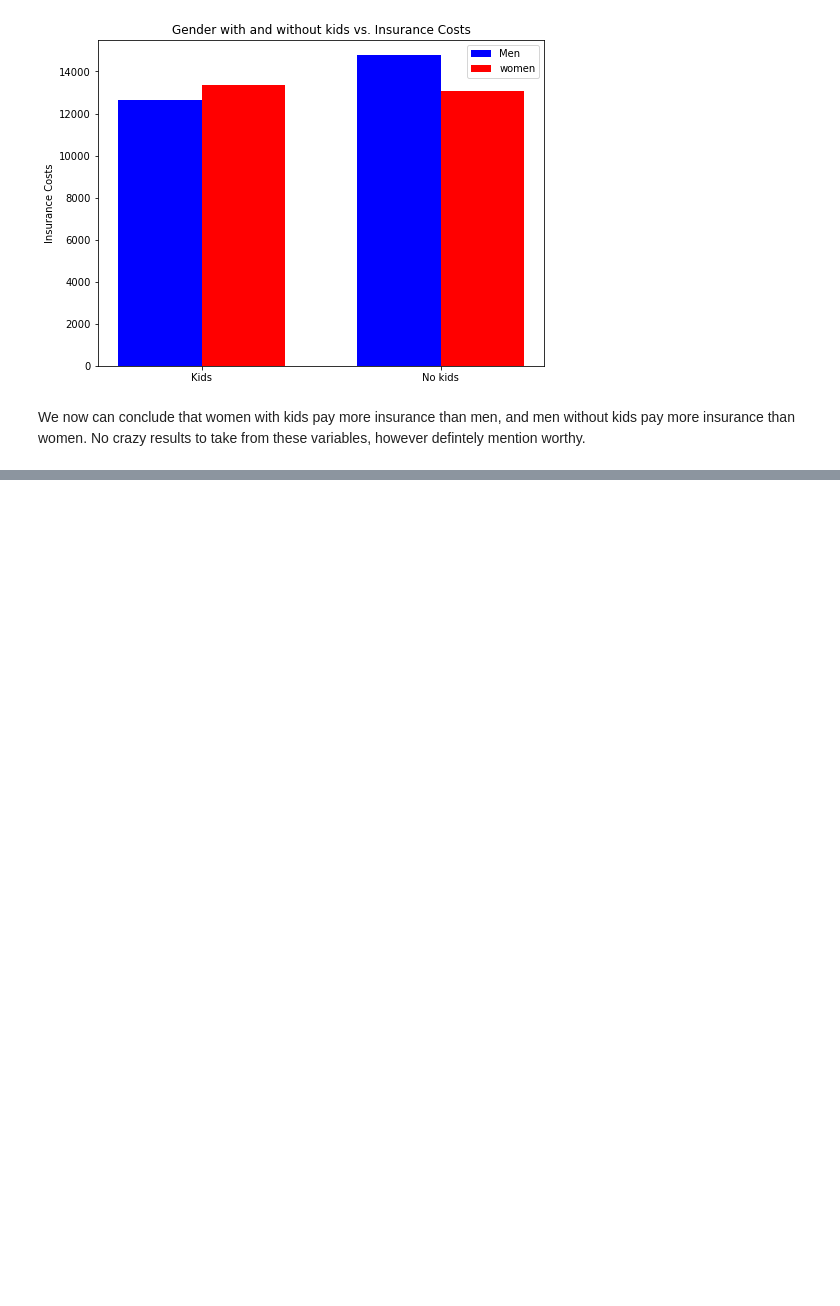
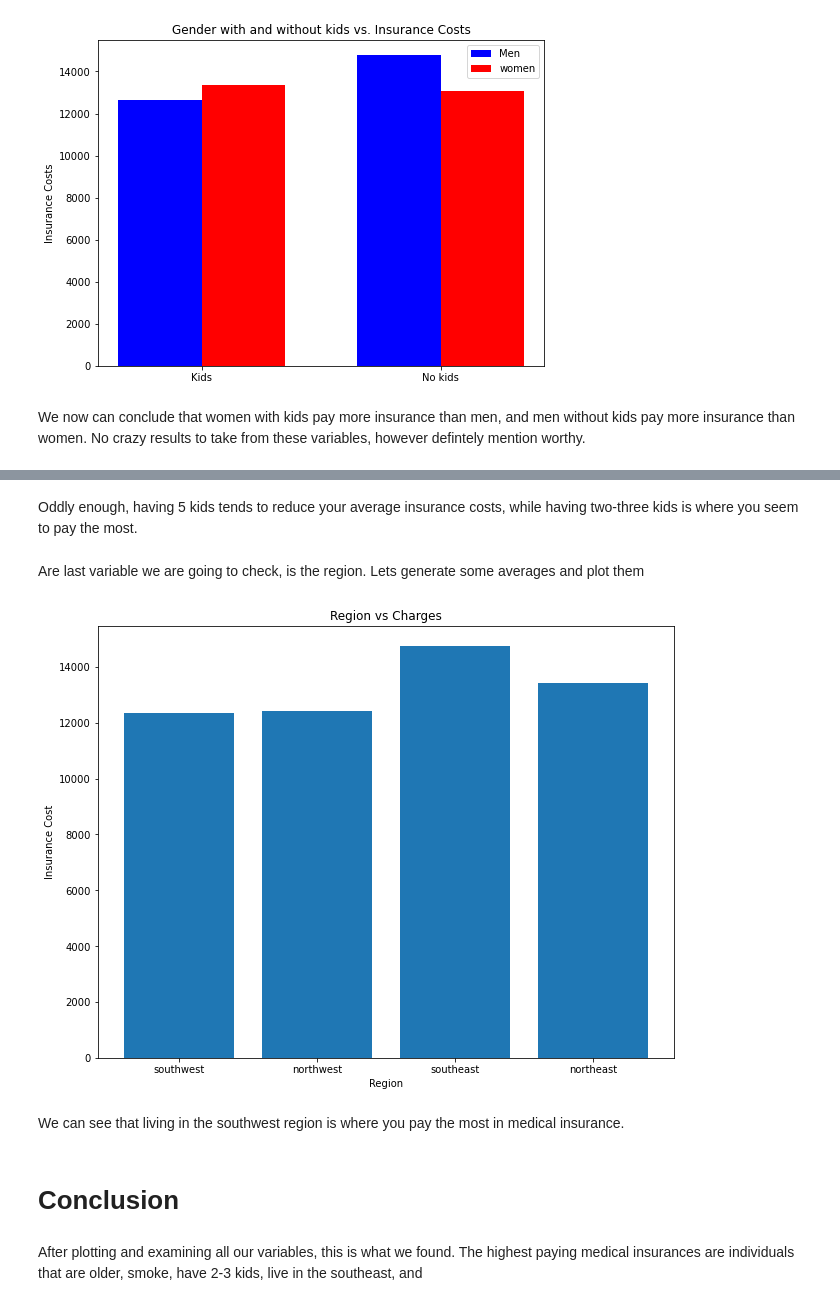
Before and after one commit to lolostheman/Medical-Insurance-Data-Analyst, a Jupyter notebook: us-medical-insurance-costs.ipynb, the cells around one changed output, grey strips where cells are left out. Saved outputs shown, nothing was run; the diff lists cells and outputs as text; code cells hidden in the pictures; blank space fills up the shorter version.

```diff
--- a/us-medical-insurance-costs.ipynb
+++ b/us-medical-insurance-costs.ipynb
@@ -199,0 +236,38 @@ We now can conclude that women with kids pay more insurance than men, and men wi
+# %% [markdown]
+Oddly enough, having 5 kids tends to reduce your average insurance costs, while having two-three kids is where you seem to pay the most.
+# %% [markdown]
+Are last variable we are going to check, is the region. Lets generate some averages and plot them
+# %%
+southwest = []
+northwest = []
+southeast = []
+northeast = []
+region = df['region'].tolist()
+
+for i in range(len(region)):
+    if region[i] == "southwest":
+        southwest.append(charges[i])
+    if region[i] == "northwest":
+        northwest.append(charges[i])
+    if region[i] =="southeast":
+        southeast.append(charges[i])
+    if region[i] == "northeast":
+        northeast.append(charges[i])
+average_region = [np.mean(southwest), np.mean(northwest), np.mean(southeast), np.mean(northeast)]
+
+plt.close()
+fig = plt.figure()
+ax = fig.add_axes([0,0,1,1])
+ax.bar(['southwest', 'northwest', 'southeast', 'northeast'], average_region)
+plt.xlabel('Region')
+plt.ylabel('Insurance Cost')
+plt.title("Region vs Charges")
+plt.show()
+# %% [output]
+[figure, added]
+# %% [markdown]
+We can see that living in the southwest region is where you pay the most in medical insurance.
+# %% [markdown]
+# Conclusion
+# %% [markdown]
+After plotting and examining all our variables, this is what we found. The highest paying medical insurances are individuals that are older, smoke, have 2-3 kids, live in the southeast, and
```
Also changed, not shown: parts of 7 cells of this notebook.
